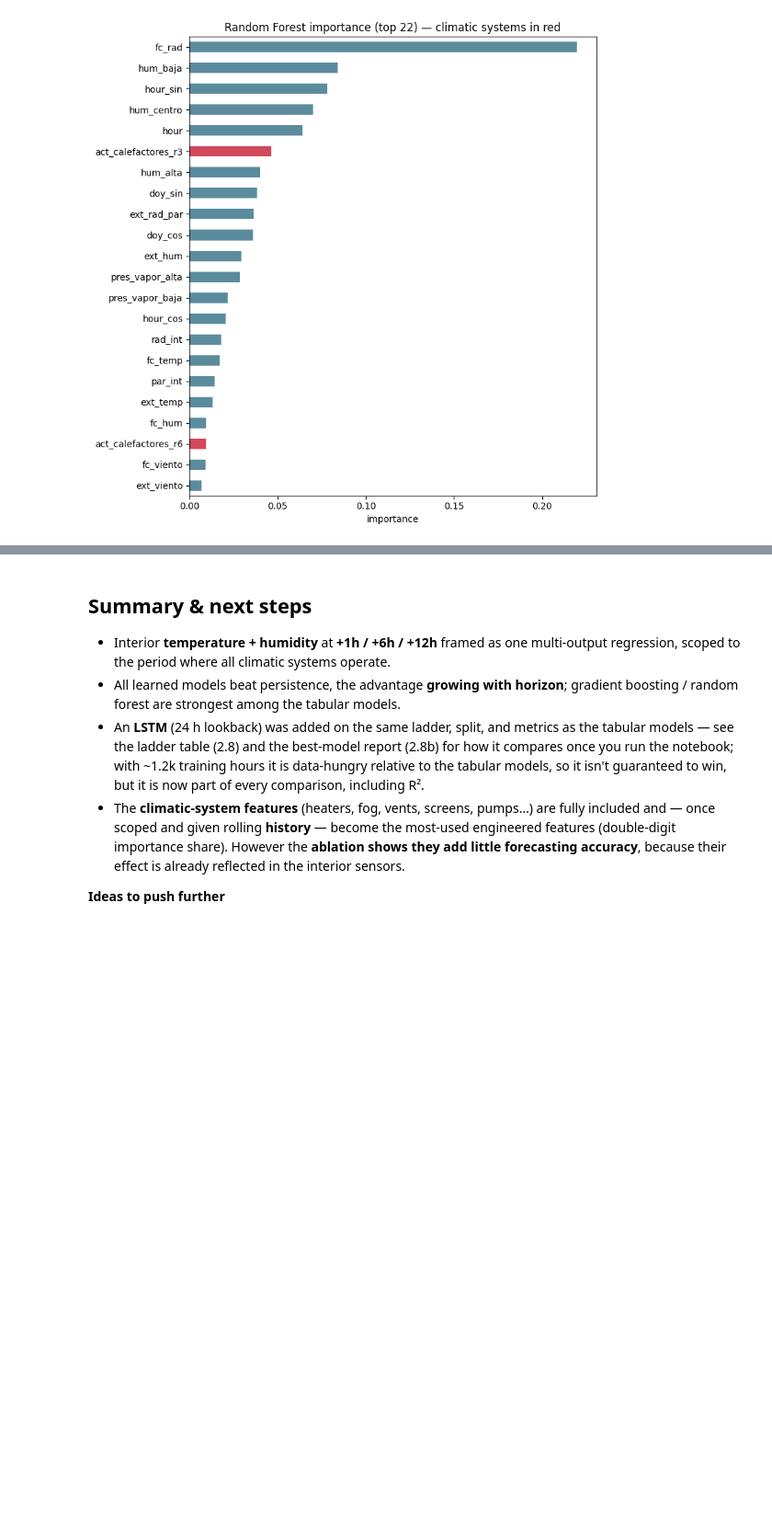
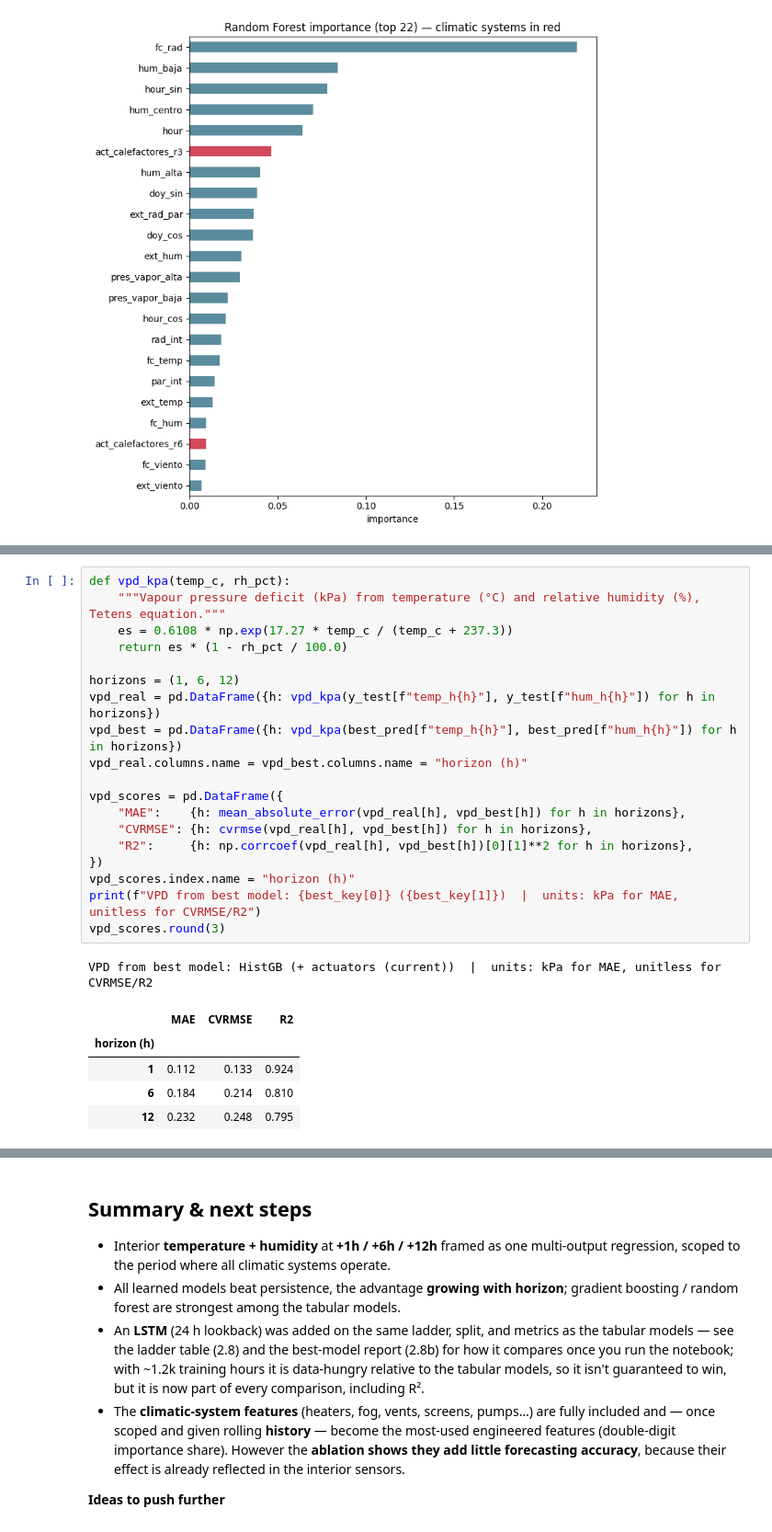
Before and after one commit to yuye188/Osiris-Greenhouse-UMU, a Jupyter notebook: 02. prediction models.ipynb, the cells around one changed output, grey strips where cells are left out. Shown at 92% size. Drawn from its saved outputs; the diff is of its cells as text; blank space fills up the shorter version.

```diff
--- a/02. prediction models.ipynb
+++ b/02. prediction models.ipynb
@@ -429,0 +466,26 @@ plt.xlabel("importance"); plt.tight_layout(); plt.show()
+# %%
+def vpd_kpa(temp_c, rh_pct):
+    """Vapour pressure deficit (kPa) from temperature (°C) and relative humidity (%), Tetens equation."""
+    es = 0.6108 * np.exp(17.27 * temp_c / (temp_c + 237.3))
+    return es * (1 - rh_pct / 100.0)
+
+horizons = (1, 6, 12)
+vpd_real = pd.DataFrame({h: vpd_kpa(y_test[f"temp_h{h}"], y_test[f"hum_h{h}"]) for h in horizons})
+vpd_best = pd.DataFrame({h: vpd_kpa(best_pred[f"temp_h{h}"], best_pred[f"hum_h{h}"]) for h in horizons})
+vpd_real.columns.name = vpd_best.columns.name = "horizon (h)"
+
+vpd_scores = pd.DataFrame({
+    "MAE":    {h: mean_absolute_error(vpd_real[h], vpd_best[h]) for h in horizons},
+    "CVRMSE": {h: cvrmse(vpd_real[h], vpd_best[h]) for h in horizons},
+    "R2":     {h: np.corrcoef(vpd_real[h], vpd_best[h])[0][1]**2 for h in horizons},
+})
+vpd_scores.index.name = "horizon (h)"
+print(f"VPD from best model: {best_key[0]} ({best_key[1]})  |  units: kPa for MAE, unitless for CVRMSE/R2")
+vpd_scores.round(3)
+# %% [output]
+VPD from best model: HistGB (+ actuators (current))  |  units: kPa for MAE, unitless for CVRMSE/R2
+|  | MAE | CVRMSE | R2 |
+| horizon (h) |  |  |  |
+| 1 | 0.112 | 0.133 | 0.924 |
+| 6 | 0.184 | 0.214 | 0.810 |
+| 12 | 0.232 | 0.248 | 0.795 |
```
Also changed, not shown: parts of 5 cells of this notebook, 46 other files.
